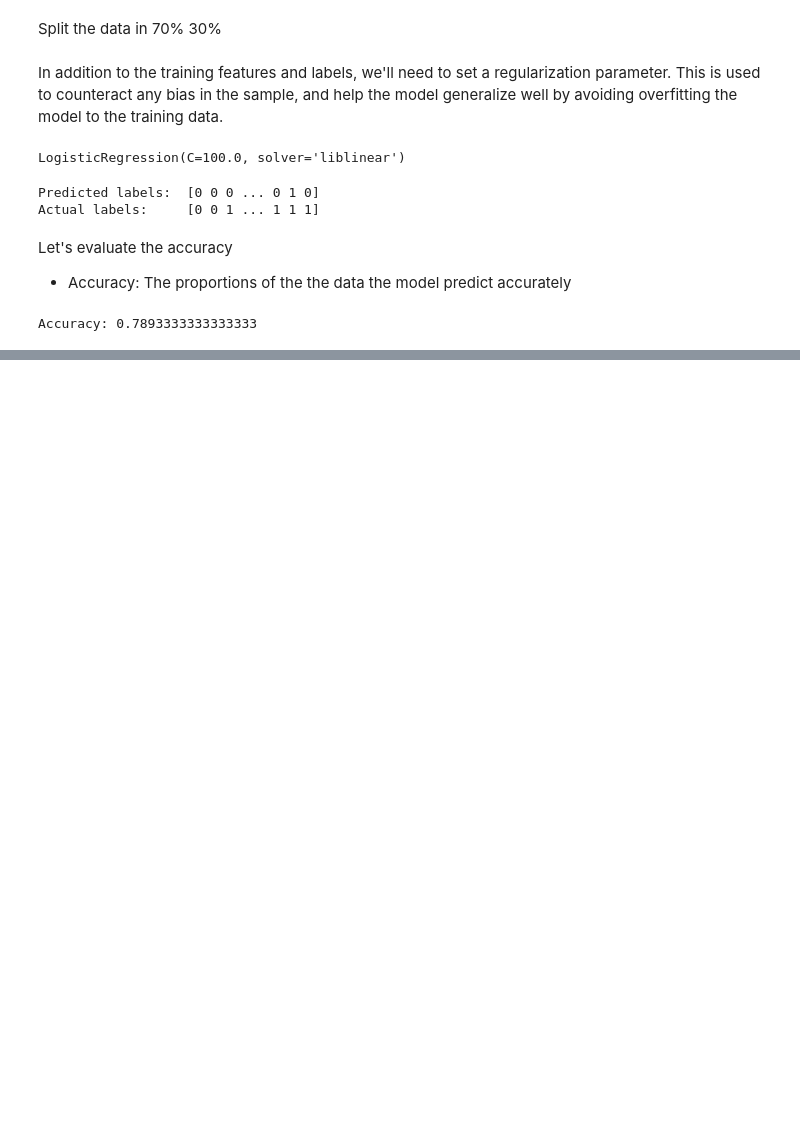
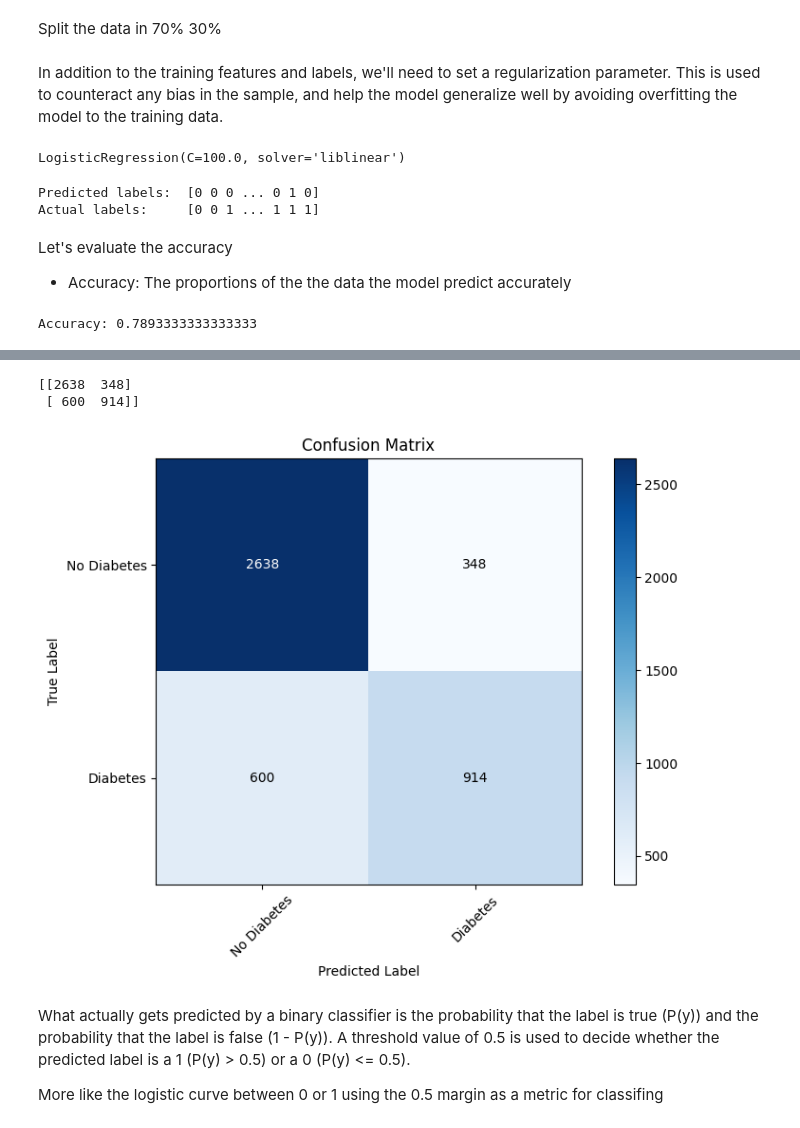
Before and after one commit to Sofusaka/Introduction-to-Data-Science, a Jupyter notebook: Module-02/supervised-classification.ipynb, the cells around one changed output, grey strips where cells are left out. Cells and saved outputs as stored; diff of their text form; code cells hidden in the pictures; blank space fills up the shorter version.

```diff
--- a/Module-02/supervised-classification.ipynb
+++ b/Module-02/supervised-classification.ipynb
@@ -98,0 +136,43 @@ Accuracy: 0.7893333333333333
+# %%
+from sklearn.metrics import confusion_matrix
+
+cm = confusion_matrix(y_test, predictions)
+print (cm)
+# %% [output]
+[[2638  348]
+ [ 600  914]]
+# %%
+import matplotlib.pyplot as plt
+
+import numpy as np
+
+plt.figure(figsize=(8, 6))
+
+plt.imshow(cm, interpolation='nearest', cmap=plt.cm.Blues)
+plt.title('Confusion Matrix')
+plt.colorbar()
+
+# Add labels
+classes = ['No Diabetes', 'Diabetes']
+tick_marks = np.arange(len(classes))
+plt.xticks(tick_marks, classes, rotation=45)
+plt.yticks(tick_marks, classes)
+
+# Add text annotations
+thresh = cm.max() / 2.
+for i in range(cm.shape[0]):
+    for j in range(cm.shape[1]):
+        plt.text(j, i, format(cm[i, j], 'd'),
+                ha="center", va="center",
+                color="white" if cm[i, j] > thresh else "black")
+
+plt.ylabel('True Label')
+plt.xlabel('Predicted Label')
+plt.tight_layout()
+plt.show()
+# %% [output]
+[figure, added]
+# %% [markdown]
+What actually gets predicted by a binary classifier is the probability that the label is true (P(y)) and the probability that the label is false (1 - P(y)). A threshold value of 0.5 is used to decide whether the predicted label is a 1 (P(y) > 0.5) or a 0 (P(y) <= 0.5).
+
+More like the logistic curve between 0 or 1 using the 0.5 margin as a metric for classifing
```
Also changed, not shown: parts of 21 cells of this notebook, 3 other files.
